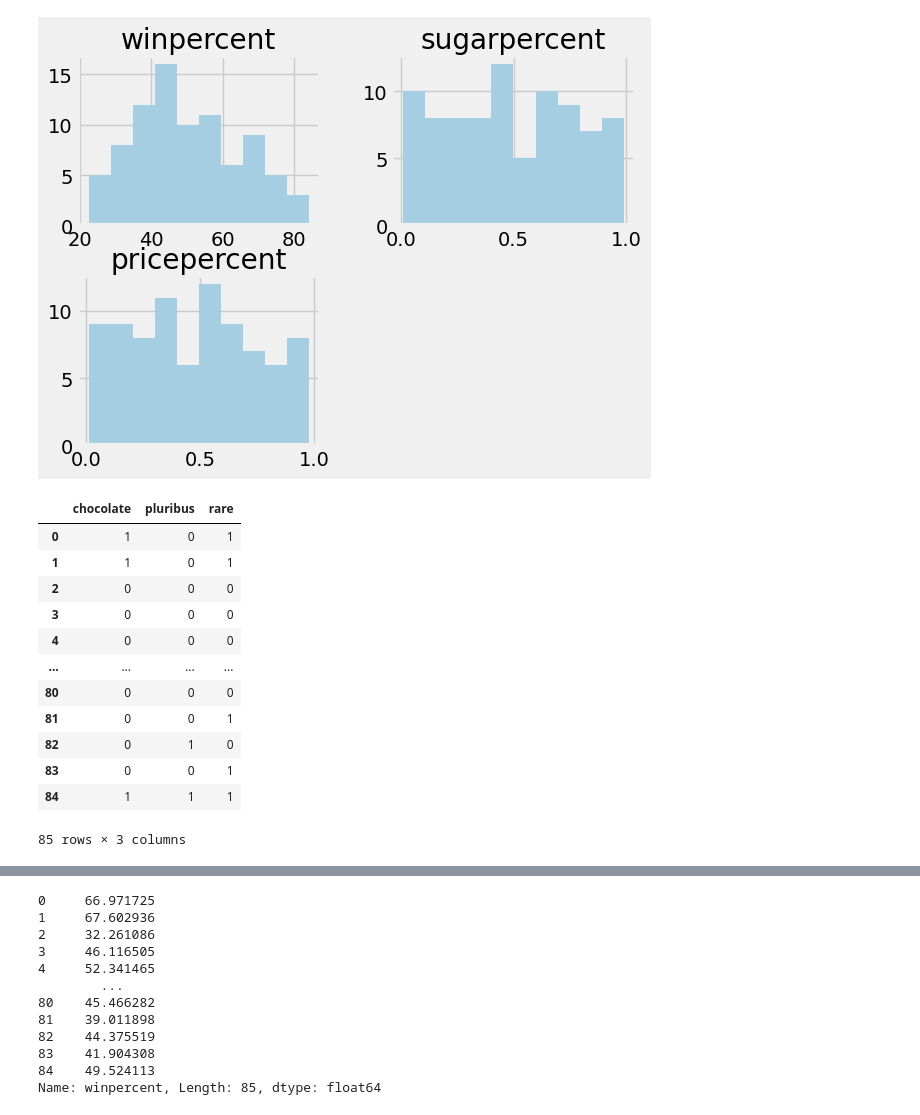
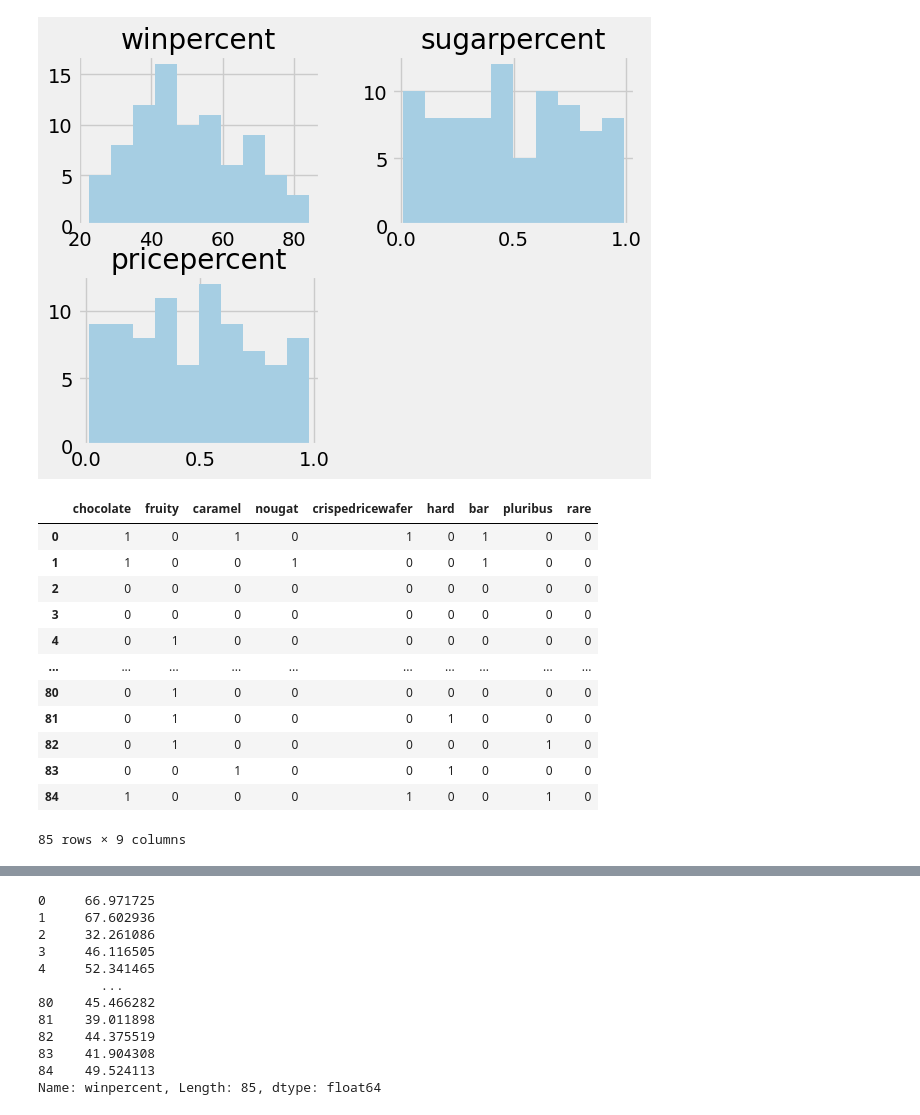
Before and after one commit to Eezzeldin/candy, a Jupyter notebook: candy.ipynb, the cells around one changed output, grey strips where cells are left out. Drawn from its saved outputs; the diff is of its cells as text; code cells hidden in the pictures.

```diff
--- a/candy.ipynb
+++ b/candy.ipynb
@@ -29,7 +32,8 @@ data
 | 84 | Whoppers | 1 | 0 | 0 | 0 | 0 | 1 | 0 | ... |
 85 rows × 13 columns
 # %%
-rare_cols  = ["peanutyalmondy" , "nougat" , "bar" , "hard" , "caramel" , 'crispedricewafer']
+#rare_cols  = ["peanutyalmondy" , "nougat" , "bar" , "hard" , "caramel" , 'crispedricewafer']
+rare_cols  = ["peanutyalmondy" ]
 data ["rare"] = 0
 for r in rare_cols : data ["rare"] = data ["rare"] + data [r]
 data ["rare"] = np.where (data ["rare"] >= 1 , 1 , 0)
@@ -70,28 +74,34 @@ data ["pricepercent"] = data ["pricepercent"] * 100
 # %%
 y_col            = "winpercent"
 non_feature_cols = ["competitorname",
                     "pricepercent" ,
                     "sugarpercent" ,
                     "fruity",
                     y_col
                     ]
+non_feature_cols = ["competitorname",
+                   "pricepercent" ,
+                    "sugarpercent" ,
+
+                    y_col
+                    ]
 for r in rare_cols :      non_feature_cols.append (r)
 X                = data.drop (non_feature_cols,axis =1)
 X
 # %% [output]
-|  | chocolate | pluribus | rare |
-| 0 | 1 | 0 | 1 |
-| 1 | 1 | 0 | 1 |
-| 2 | 0 | 0 | 0 |
-| 3 | 0 | 0 | 0 |
-| 4 | 0 | 0 | 0 |
-| ... | ... | ... | ... |
-| 80 | 0 | 0 | 0 |
-| 81 | 0 | 0 | 1 |
-| 82 | 0 | 1 | 0 |
-| 83 | 0 | 0 | 1 |
-| 84 | 1 | 1 | 1 |
+|  | chocolate | fruity | caramel | nougat | crispedricewafer | hard | bar | pluribus | rare |
+| 0 | 1 | 0 | 1 | 0 | 1 | 0 | 1 | 0 | 0 |
+| 1 | 1 | 0 | 0 | 1 | 0 | 0 | 1 | 0 | 0 |
+| 2 | 0 | 0 | 0 | 0 | 0 | 0 | 0 | 0 | 0 |
+| 3 | 0 | 0 | 0 | 0 | 0 | 0 | 0 | 0 | 0 |
+| 4 | 0 | 1 | 0 | 0 | 0 | 0 | 0 | 0 | 0 |
+| ... | ... | ... | ... | ... | ... | ... | ... | ... | ... |
+| 80 | 0 | 1 | 0 | 0 | 0 | 0 | 0 | 0 | 0 |
+| 81 | 0 | 1 | 0 | 0 | 0 | 1 | 0 | 0 | 0 |
+| 82 | 0 | 1 | 0 | 0 | 0 | 0 | 0 | 1 | 0 |
+| 83 | 0 | 0 | 1 | 0 | 0 | 1 | 0 | 0 | 0 |
+| 84 | 1 | 0 | 0 | 0 | 1 | 0 | 0 | 1 | 0 |
-85 rows × 3 columns
+85 rows × 9 columns
 # %%
 X.corr ()
 # %% [output]
```
Also changed, not shown: parts of 22 cells of this notebook.
